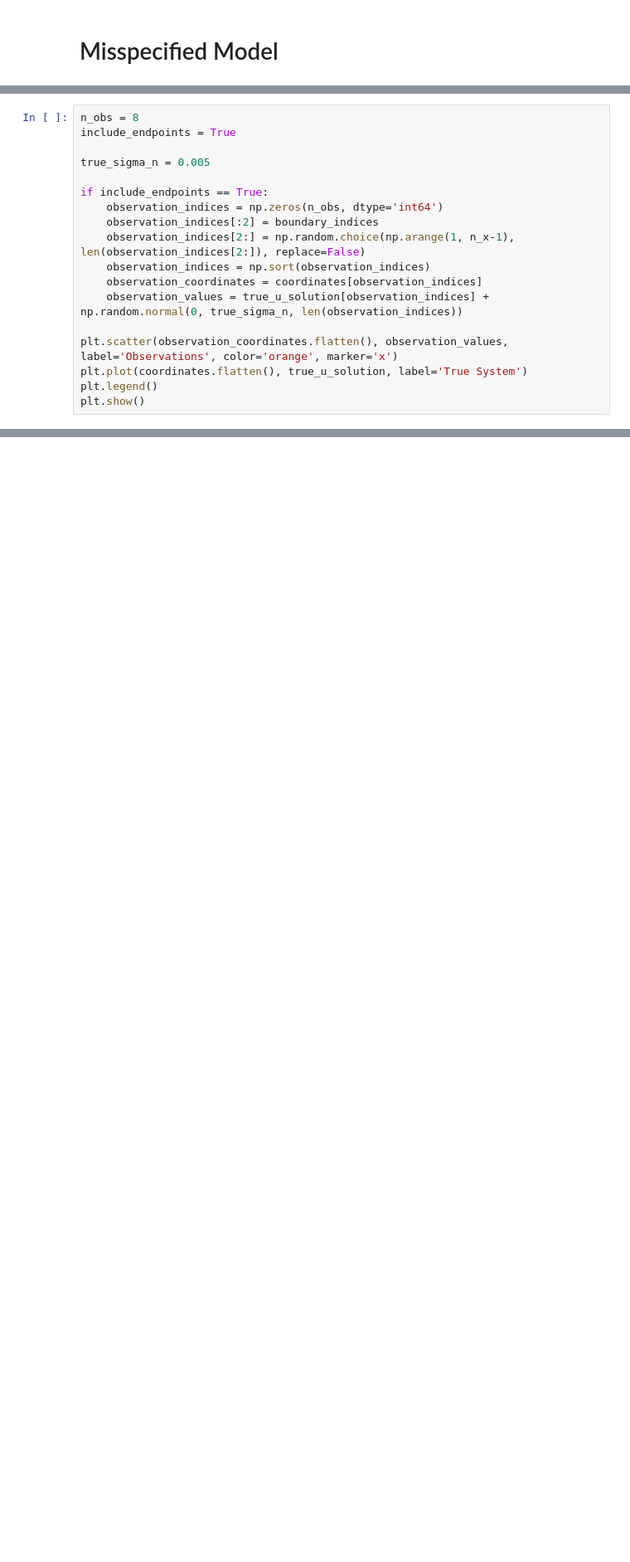
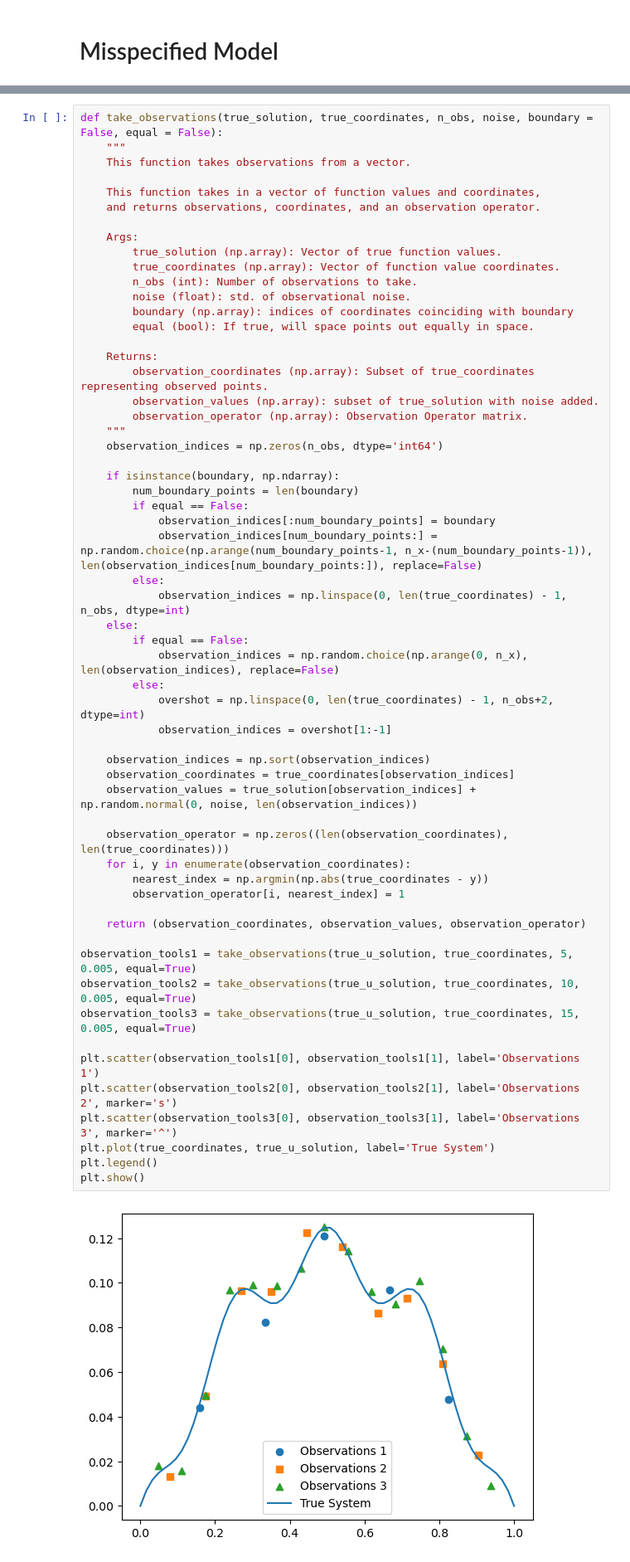
Before and after one commit to danielgerardclaassen/statfem-mcmc, a Jupyter notebook: staticpoisson.ipynb, the cells around one changed output, grey strips where cells are left out. Shown at 83% size. Saved outputs shown, nothing was run; the diff lists cells and outputs as text; blank space fills up the shorter version.

```diff
--- a/staticpoisson.ipynb
+++ b/staticpoisson.ipynb
@@ -329,18 +64,0 @@ plt.show()
-# %%
-n_obs = 8
-include_endpoints = True
-
-true_sigma_n = 0.005
-
-if include_endpoints == True:
-    observation_indices = np.zeros(n_obs, dtype='int64')
-    observation_indices[:2] = boundary_indices
-    observation_indices[2:] = np.random.choice(np.arange(1, n_x-1), len(observation_indices[2:]), replace=False)
-    observation_indices = np.sort(observation_indices)
-    observation_coordinates = coordinates[observation_indices]
-    observation_values = true_u_solution[observation_indices] + np.random.normal(0, true_sigma_n, len(observation_indices))
-
-plt.scatter(observation_coordinates.flatten(), observation_values, label='Observations', color='orange', marker='x')
-plt.plot(coordinates.flatten(), true_u_solution, label='True System')
-plt.legend()
-plt.show()
@@ -349,3 +65,63 @@ plt.show()
+# %%
+def take_observations(true_solution, true_coordinates, n_obs, noise, boundary = False, equal = False):
+    """
+    This function takes observations from a vector.
+
+    This function takes in a vector of function values and coordinates,
+    and returns observations, coordinates, and an observation operator.
+
+    Args:
+        true_solution (np.array): Vector of true function values.
+        true_coordinates (np.array): Vector of function value coordinates.
+        n_obs (int): Number of observations to take.
+        noise (float): std. of observational noise.
+        boundary (np.array): indices of coordinates coinciding with boundary
+        equal (bool): If true, will space points out equally in space.
+
+    Returns:
+        observation_coordinates (np.array): Subset of true_coordinates representing observed points.
+        observation_values (np.array): subset of true_solution with noise added.
+        observation_operator (np.array): Observation Operator matrix.
+    """
+    observation_indices = np.zeros(n_obs, dtype='int64')
+
+    if isinstance(boundary, np.ndarray):
+        num_boundary_points = len(boundary)
+        if equal == False:
+            observation_indices[:num_boundary_points] = boundary
+            observation_indices[num_boundary_points:] = np.random.choice(np.arange(num_boundary_points-1, n_x-(num_boundary_points-1)), len(observation_indices[num_boundary_points:]), replace=False)
+        else:
+            observation_indices = np.linspace(0, len(true_coordinates) - 1, n_obs, dtype=int)
+    else:
+        if equal == False:
+            observation_indices = np.random.choice(np.arange(0, n_x), len(observation_indices), replace=False)
+        else:
+            overshot = np.linspace(0, len(true_coordinates) - 1, n_obs+2, dtype=int)
+            observation_indices = overshot[1:-1]
+
+    observation_indices = np.sort(observation_indices)
+    observation_coordinates = true_coordinates[observation_indices]
+    observation_values = true_solution[observation_indices] + np.random.normal(0, noise, len(observation_indices))
+
+    observation_operator = np.zeros((len(observation_coordinates), len(true_coordinates)))
+    for i, y in enumerate(observation_coordinates):
+        nearest_index = np.argmin(np.abs(true_coordinates - y))
+        observation_operator[i, nearest_index] = 1
+
+    return (observation_coordinates, observation_values, observation_operator)
+
+observation_tools1 = take_observations(true_u_solution, true_coordinates, 5, 0.005, equal=True)
+observation_tools2 = take_observations(true_u_solution, true_coordinates, 10, 0.005, equal=True)
+observation_tools3 = take_observations(true_u_solution, true_coordinates, 15, 0.005, equal=True)
+
+plt.scatter(observation_tools1[0], observation_tools1[1], label='Observations 1')
+plt.scatter(observation_tools2[0], observation_tools2[1], label='Observations 2', marker='s')
+plt.scatter(observation_tools3[0], observation_tools3[1], label='Observations 3', marker='^')
+plt.plot(true_coordinates, true_u_solution, label='True System')
+plt.legend()
+plt.show()
+# %% [output]
+[figure, added]
 # %% [markdown]
 # Misspecified Model
 # %%
```
Also changed, not shown: parts of 25 cells of this notebook, 5 other files.
